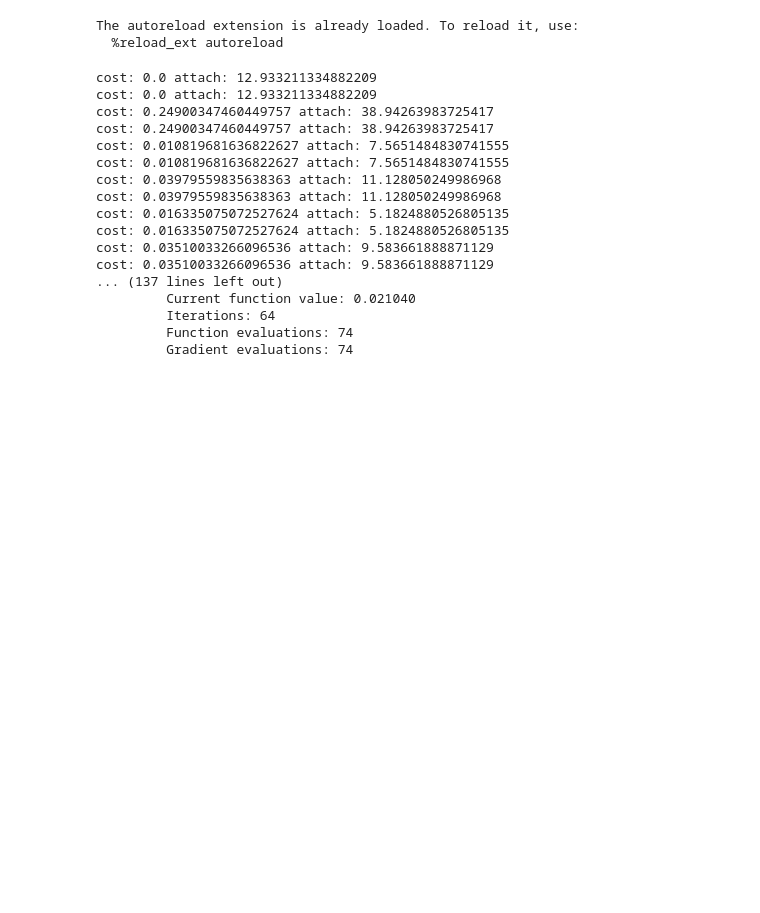
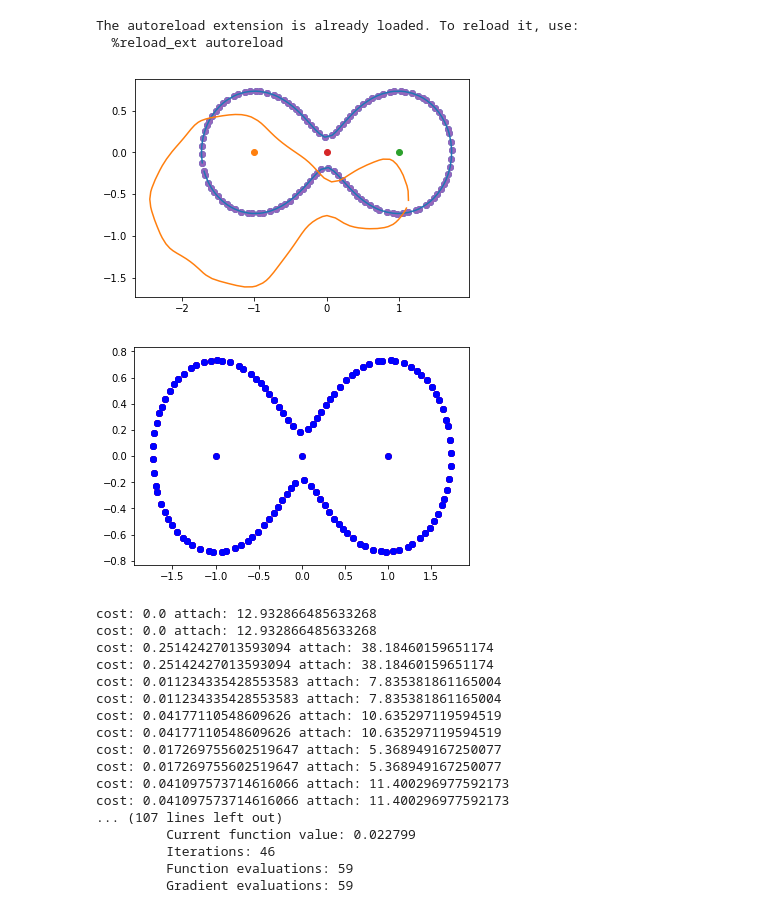
Before and after one commit to RosaKow/Masterthesis, a Jupyter notebook: notebooks/Matching_Nuts.ipynb, the cells around one changed output. Saved outputs shown, nothing was run; the diff lists cells and outputs as text; code cells hidden in the pictures; blank space fills up the shorter version.

```diff
--- a/notebooks/Matching_Nuts.ipynb
+++ b/notebooks/Matching_Nuts.ipynb
@@ -27,6 +27,36 @@ source = data.source
 target = data.target
 module_list = data.modules
 reduce_background = False
+# %%
+data = regdata.Nut_translated(source_transvec=[0.,0.], target_transvec=[0.,0.], reflect_target=-1.)
+data()
+source = data.source
+target = data.target
+module_list = data.modules
+reduce_background = False
+# %%
+plt.figure()
+for i in range(1):
+    plt.plot(source[i].detach().numpy()[:,0], source[i].detach().numpy()[:,1])
+    for j in range(5):
+        plt.scatter(module_list[0][j].manifold.gd.view(-1,2).detach().numpy()[:,0],module_list[0][j].manifold.gd.view(-1,2).detach().numpy()[:,1])
+
+
+
+plt.plot(target[0].detach().numpy()[:,0], target[0].detach().numpy()[:,1])
+#plt.plot(target[1].detach().numpy()[:,0], target[1].detach().numpy()[:,1])
+
+
+plt.figure()
+for gd in data.modules[0].manifold.gd:
+    plt.scatter(gd.view(-1,2).detach().numpy()[:,0],gd.view(-1,2).detach().numpy()[:,1], c='r')
+for gd in data.modules[0].manifold.gd:
+    plt.scatter(gd.view(-1,2).detach().numpy()[:,0],gd.view(-1,2).detach().numpy()[:,1], c='b')
+
+plt.show()
+# %% [output]
+[figure, added]
+[figure, added]
 # %%
 h = dm.hamiltonian.Hamiltonian(data.modules)
 def attach(modules, target):
@@ -43,25 +73,25 @@ mom0_tensor.retain_grad()
 X = [gd0_tensor, mom0_tensor]
 
 from defmod import optimize
-X[1] = optimize.BFGS(E, X, disp=True)(maxiter=100)
+X[1], iter_states = optimize.BFGS(E, X, disp=True)(maxiter=100)
 # %% [output]
-cost: 0.0 attach: 12.933211334882209
-cost: 0.0 attach: 12.933211334882209
-cost: 0.24900347460449757 attach: 38.94263983725417
-cost: 0.24900347460449757 attach: 38.94263983725417
-cost: 0.010819681636822627 attach: 7.5651484830741555
-cost: 0.010819681636822627 attach: 7.5651484830741555
-cost: 0.03979559835638363 attach: 11.128050249986968
-cost: 0.03979559835638363 attach: 11.128050249986968
-cost: 0.016335075072527624 attach: 5.1824880526805135
-cost: 0.016335075072527624 attach: 5.1824880526805135
-cost: 0.03510033266096536 attach: 9.583661888871129
-cost: 0.03510033266096536 attach: 9.583661888871129
-... (137 lines left out)
-         Current function value: 0.021040
-         Iterations: 64
-         Function evaluations: 74
-         Gradient evaluations: 74
+cost: 0.0 attach: 12.932866485633268
+cost: 0.0 attach: 12.932866485633268
+cost: 0.25142427013593094 attach: 38.18460159651174
+cost: 0.25142427013593094 attach: 38.18460159651174
+cost: 0.011234335428553583 attach: 7.835381861165004
+cost: 0.011234335428553583 attach: 7.835381861165004
+cost: 0.04177110548609626 attach: 10.635297119594519
+cost: 0.04177110548609626 attach: 10.635297119594519
+cost: 0.017269755602519647 attach: 5.368949167250077
+cost: 0.017269755602519647 attach: 5.368949167250077
+cost: 0.041097573714616066 attach: 11.400296977592173
+cost: 0.041097573714616066 attach: 11.400296977592173
+... (107 lines left out)
+         Current function value: 0.022799
+         Iterations: 46
+         Function evaluations: 59
+         Gradient evaluations: 59
 # %%
 
 h.module.manifold.fill_gd(X[0])
```
Also changed, not shown: parts of 7 cells of this notebook, 5 other files.
